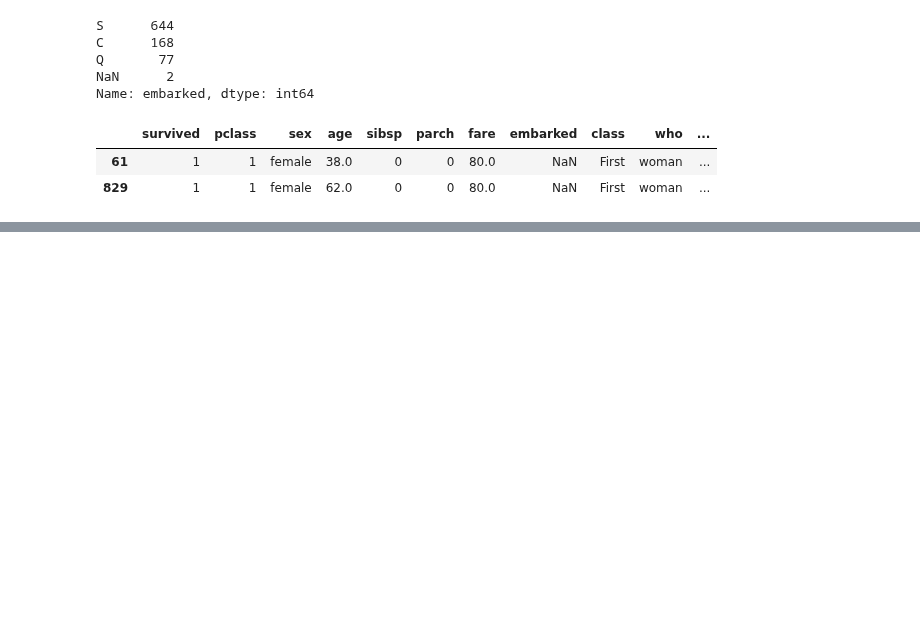
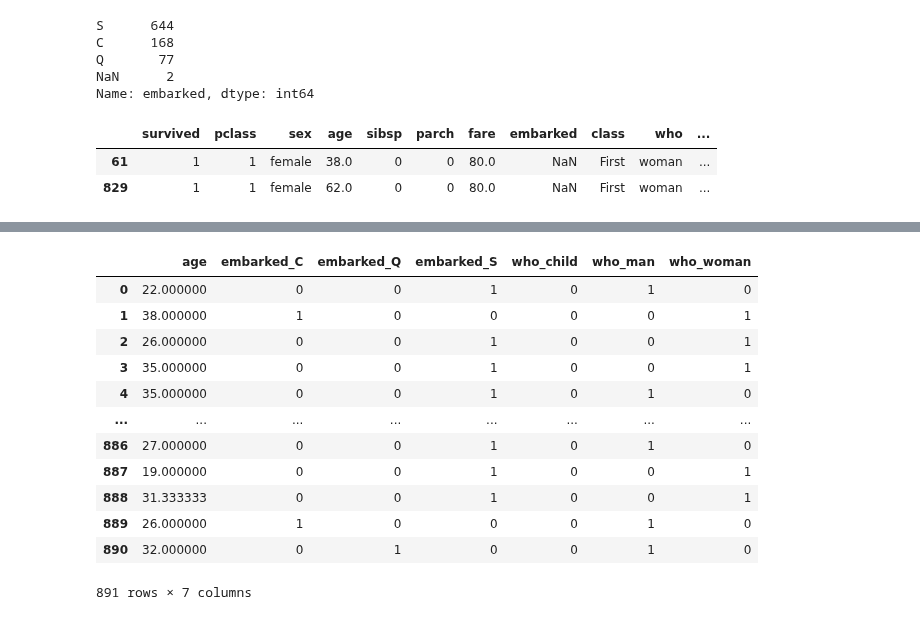
Before and after one commit to honghanhh/py40a12l2, a Jupyter notebook: lectures/lecture4/Manh_titanic.ipynb, the cells around one changed output, grey strips where cells are left out. Cells and saved outputs as stored; diff of their text form; code cells hidden in the pictures; blank space fills up the shorter version.

```diff
--- a/lectures/lecture4/Manh_titanic.ipynb
+++ b/lectures/lecture4/Manh_titanic.ipynb
@@ -266,0 +411,3 @@ titanic[titanic['embarked'].isnull()]
+# %%
+titanic['rich_women'] = (titanic['sex'] == 'female') & (titanic['pclass'] == 1)
+titanic['rich_women']
@@ -266,0 +481,9 @@ titanic[titanic['embarked'].isnull()]
+# %%
+ser = titanic['deck'].map({'A': 1,
+                         'B':1,
+                         'C':1,
+                         'D':0,
+                         'E':0,
+                         'F':0,
+                         'G':0})
+ser
@@ -266,0 +503,3 @@ titanic[titanic['embarked'].isnull()]
+# %%
+titanic['new_deck'] = ser
+titanic.head(5)
@@ -266,0 +513,6 @@ titanic[titanic['embarked'].isnull()]
+# %%
+# boolean into interger
+for col in ['adult_male', 'alone', 'rich_women']:
+    titanic[col] = titanic[col].astype(int)
+
+titanic.head(5)
@@ -266,0 +556,16 @@ titanic[titanic['embarked'].isnull()]
+# %%
+pd.get_dummies(titanic[['age','embarked','who']])
+# %% [output]
+|  | age | embarked_C | embarked_Q | embarked_S | who_child | who_man | who_woman |
+| 0 | 22.000000 | 0 | 0 | 1 | 0 | 1 | 0 |
+| 1 | 38.000000 | 1 | 0 | 0 | 0 | 0 | 1 |
+| 2 | 26.000000 | 0 | 0 | 1 | 0 | 0 | 1 |
+| 3 | 35.000000 | 0 | 0 | 1 | 0 | 0 | 1 |
+| 4 | 35.000000 | 0 | 0 | 1 | 0 | 1 | 0 |
+| ... | ... | ... | ... | ... | ... | ... | ... |
+| 886 | 27.000000 | 0 | 0 | 1 | 0 | 1 | 0 |
+| 887 | 19.000000 | 0 | 0 | 1 | 0 | 0 | 1 |
+| 888 | 31.333333 | 0 | 0 | 1 | 0 | 0 | 1 |
+| 889 | 26.000000 | 1 | 0 | 0 | 0 | 1 | 0 |
+| 890 | 32.000000 | 0 | 1 | 0 | 0 | 1 | 0 |
+891 rows × 7 columns
```
Also changed, not shown: parts of 26 cells of this notebook.
